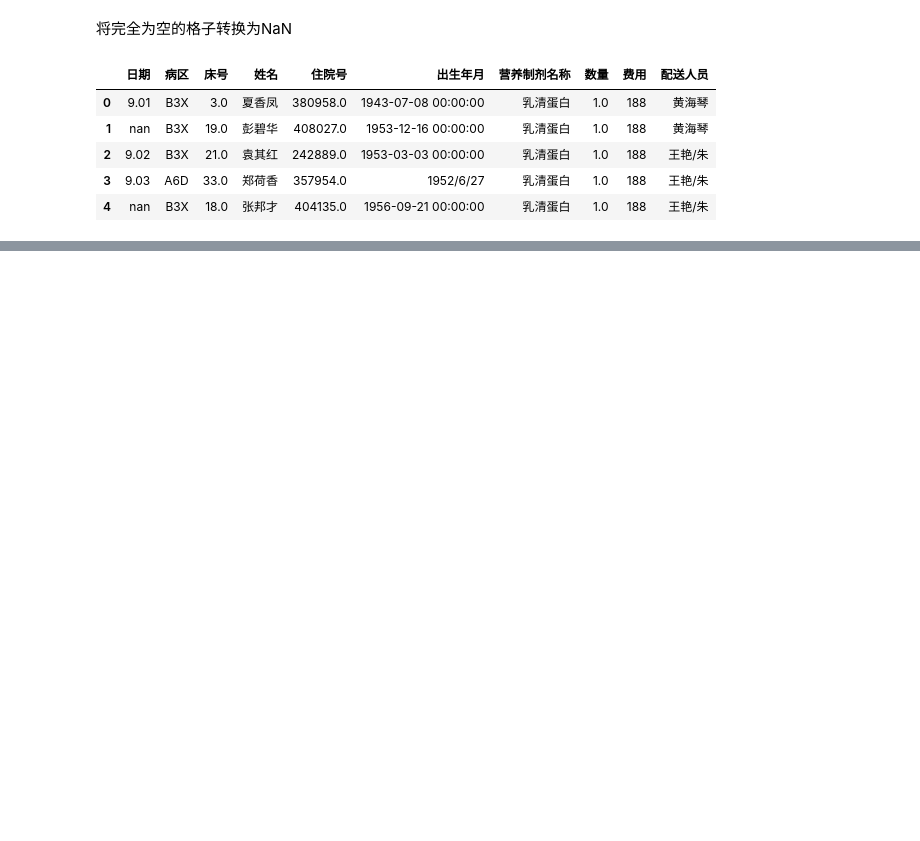
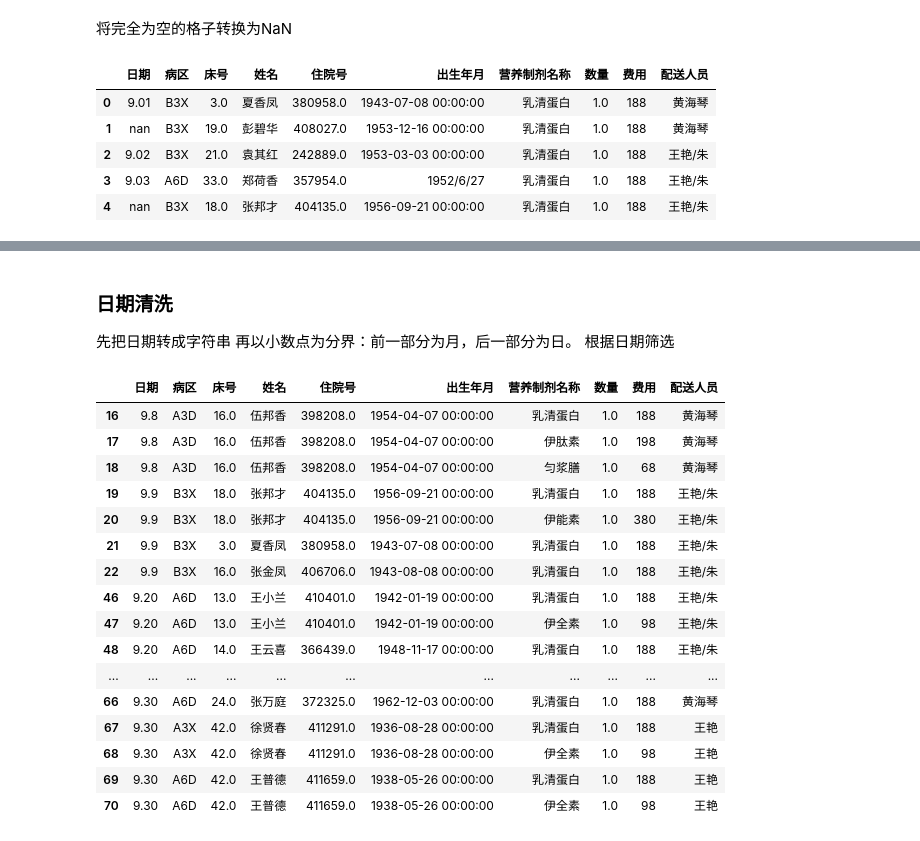
Before and after one commit to Shallwim/-, a Jupyter notebook: mind.ipynb, the cells around one changed output, grey strips where cells are left out. Saved outputs shown, nothing was run; the diff lists cells and outputs as text; code cells hidden in the pictures; blank space fills up the shorter version.

```diff
--- a/mind.ipynb
+++ b/mind.ipynb
@@ -146,0 +133,4 @@ zhuyuandata_not_null
+# %%
+zhuyuandata_not_null["数量"] = zhuyuandata_not_null["数量"].astype("float")
+zhuyuandata_not_null["日期"] = zhuyuandata_not_null["日期"].astype("str")
+zhuyuandata_not_null.dtypes
@@ -146,0 +152,13 @@ zhuyuandata_not_null
+# %%
+
+df_returns =  pd.DataFrame( columns=zhuyuandata_not_null.columns)
+df_returns
+df_sells = pd.DataFrame( columns=zhuyuandata_not_null.columns)
+# %%
+for i in range(len(zhuyuandata_not_null)):
+    if zhuyuandata_not_null.loc[i,"费用"]=='退':
+        df_returns = df_returns.append(zhuyuandata_not_null.loc[i],ignore_index=True)
+        #zhuyuandata_not_null = zhuyuandata_not_null.drop[i]
+    else:
+        df_sells = df_sells.append(zhuyuandata_not_null.loc[i],ignore_index=True)
+df_returns
@@ -146,0 +173,3 @@ zhuyuandata_not_null
+# %%
+df_sells["费用"] = df_sells["费用"].astype("int")
+df_sells.head()
@@ -146,0 +183,24 @@ zhuyuandata_not_null
+# %% [markdown]
+### 日期清洗
+先把日期转成字符串 再以小数点为分界：前一部分为月，后一部分为日。
+根据日期筛选
+# %%
+df_sells[df_sells['日期']>'9.2']
+# %% [output]
+|  | 日期 | 病区 | 床号 | 姓名 | 住院号 | 出生年月 | 营养制剂名称 | 数量 | 费用 | 配送人员 |
+| 16 | 9.8 | A3D | 16.0 | 伍邦香 | 398208.0 | 1954-04-07 00:00:00 | 乳清蛋白 | 1.0 | 188 | 黄海琴 |
+| 17 | 9.8 | A3D | 16.0 | 伍邦香 | 398208.0 | 1954-04-07 00:00:00 | 伊肽素 | 1.0 | 198 | 黄海琴 |
+| 18 | 9.8 | A3D | 16.0 | 伍邦香 | 398208.0 | 1954-04-07 00:00:00 | 匀浆膳 | 1.0 | 68 | 黄海琴 |
+| 19 | 9.9 | B3X | 18.0 | 张邦才 | 404135.0 | 1956-09-21 00:00:00 | 乳清蛋白 | 1.0 | 188 | 王艳/朱 |
+| 20 | 9.9 | B3X | 18.0 | 张邦才 | 404135.0 | 1956-09-21 00:00:00 | 伊能素 | 1.0 | 380 | 王艳/朱 |
+| 21 | 9.9 | B3X | 3.0 | 夏香凤 | 380958.0 | 1943-07-08 00:00:00 | 乳清蛋白 | 1.0 | 188 | 王艳/朱 |
+| 22 | 9.9 | B3X | 16.0 | 张金凤 | 406706.0 | 1943-08-08 00:00:00 | 乳清蛋白 | 1.0 | 188 | 王艳/朱 |
+| 46 | 9.20 | A6D | 13.0 | 王小兰 | 410401.0 | 1942-01-19 00:00:00 | 乳清蛋白 | 1.0 | 188 | 王艳/朱 |
+| 47 | 9.20 | A6D | 13.0 | 王小兰 | 410401.0 | 1942-01-19 00:00:00 | 伊全素 | 1.0 | 98 | 王艳/朱 |
+| 48 | 9.20 | A6D | 14.0 | 王云喜 | 366439.0 | 1948-11-17 00:00:00 | 乳清蛋白 | 1.0 | 188 | 王艳/朱 |
+| ... | ... | ... | ... | ... | ... | ... | ... | ... | ... | ... |
+| 66 | 9.30 | A6D | 24.0 | 张万庭 | 372325.0 | 1962-12-03 00:00:00 | 乳清蛋白 | 1.0 | 188 | 黄海琴 |
+| 67 | 9.30 | A3X | 42.0 | 徐贤春 | 411291.0 | 1936-08-28 00:00:00 | 乳清蛋白 | 1.0 | 188 | 王艳 |
+| 68 | 9.30 | A3X | 42.0 | 徐贤春 | 411291.0 | 1936-08-28 00:00:00 | 伊全素 | 1.0 | 98 | 王艳 |
+| 69 | 9.30 | A6D | 42.0 | 王普德 | 411659.0 | 1938-05-26 00:00:00 | 乳清蛋白 | 1.0 | 188 | 王艳 |
+| 70 | 9.30 | A6D | 42.0 | 王普德 | 411659.0 | 1938-05-26 00:00:00 | 伊全素 | 1.0 | 98 | 王艳 |
```
Also changed, not shown: parts of 19 cells of this notebook.
